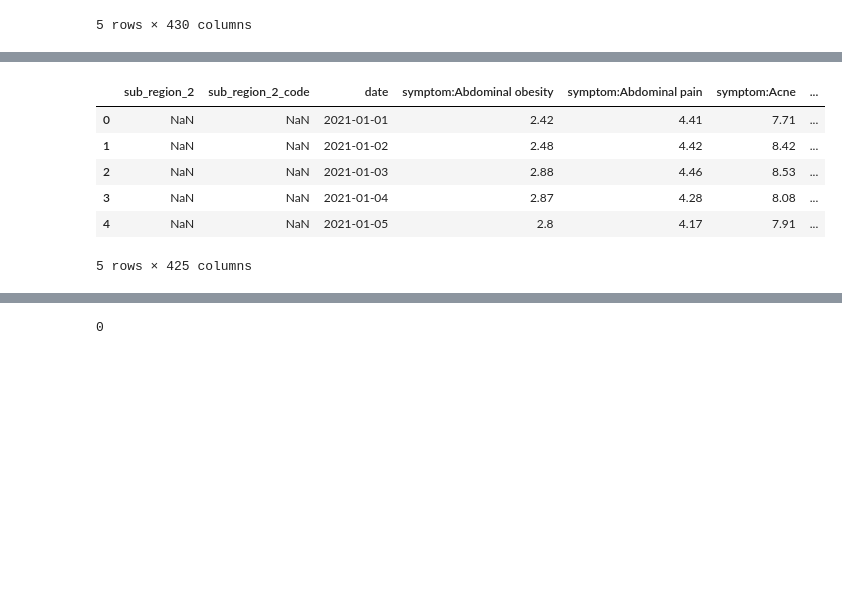
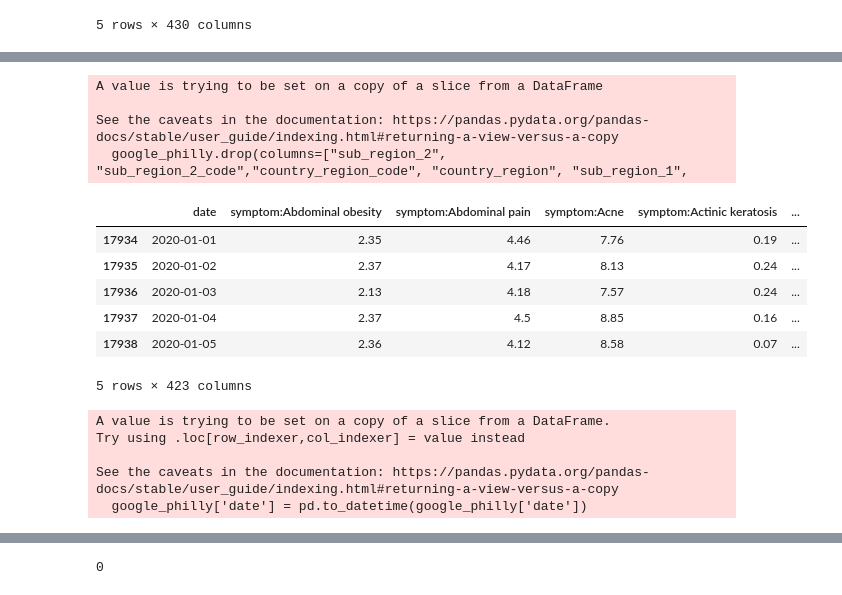
Before and after one commit to sanderlin2013/Predicting-COVID-19-in-Philly, a Jupyter notebook: Untitled.ipynb, the cells around one changed output, grey strips where cells are left out. Drawn from its saved outputs; the diff is of its cells as text; code cells hidden in the pictures; blank space fills up the shorter version.

```diff
--- a/Untitled.ipynb
+++ b/Untitled.ipynb
@@ -13,12 +19,16 @@ import matplotlib.pyplot as plt
 # %%
-#bringing in our 4 dataframes
-public_data = pd.read_csv("COVID-19_Aggregate_Cases_Current_Weekly_County_Health.csv")
-#google_data_2020 = pd.read_csv("2020_sub_region_1_daily_2020_US_Pennsylvania_daily_symptoms_dataset.csv",  dtype=str)
-google_data_2021 = pd.read_csv("2021_sub_region_1_daily_2021_US_Pennsylvania_daily_symptoms_dataset(1).csv", dtype=str)
-google_data_2022 = pd.read_csv("2022_sub_region_1_daily_2022_US_Pennsylvania_daily_symptoms_dataset(1).csv", dtype=str)
+# bringing in our 4 dataframes
+public_data = pd.read_csv(
+    "COVID-19_Aggregate_Cases_Current_Weekly_County_Health.csv")
+google_data_2020 = pd.read_csv(
+    "2020_sub_region_1_daily_2020_US_Pennsylvania_daily_symptoms_dataset.csv",  dtype=str)
+google_data_2021 = pd.read_csv(
+    "2021_sub_region_1_daily_2021_US_Pennsylvania_daily_symptoms_dataset(1).csv", dtype=str)
+google_data_2022 = pd.read_csv(
+    "2022_sub_region_1_daily_2022_US_Pennsylvania_daily_symptoms_dataset(1).csv", dtype=str)
 # %%
 # consolidating our google data into one dataframe
-google_dataframes = [google_data_2021, google_data_2022]
+google_dataframes = [google_data_2020, google_data_2021, google_data_2022]
 google_data = pd.concat(google_dataframes)
 google_data.head()
 # %% [output]
@@ -32,20 +53,30 @@ google_data.head()
 # %%
-#removing extraneous columns from our `google_data`
-google_data.drop(columns=["country_region_code", "country_region", "sub_region_1",
+# removing extraneous columns from our `google_data`
+google_philly.drop(columns=["sub_region_2", "sub_region_2_code","country_region_code", "country_region", "sub_region_1",
                           "sub_region_1_code", "place_id"], inplace=True)
 
-google_data.head()
+google_philly.head()
 # %% [output]
+A value is trying to be set on a copy of a slice from a DataFrame
+
+See the caveats in the documentation: https://pandas.pydata.org/pandas-docs/stable/user_guide/indexing.html#returning-a-view-versus-a-copy
+  google_philly.drop(columns=["sub_region_2", "sub_region_2_code","country_region_code", "country_region", "sub_region_1",
-|  | sub_region_2 | sub_region_2_code | date | symptom:Abdominal obesity | symptom:Abdominal pain | symptom:Acne | ... |
-| 0 | NaN | NaN | 2021-01-01 | 2.42 | 4.41 | 7.71 | ... |
-| 1 | NaN | NaN | 2021-01-02 | 2.48 | 4.42 | 8.42 | ... |
-| 2 | NaN | NaN | 2021-01-03 | 2.88 | 4.46 | 8.53 | ... |
-| 3 | NaN | NaN | 2021-01-04 | 2.87 | 4.28 | 8.08 | ... |
-| 4 | NaN | NaN | 2021-01-05 | 2.8 | 4.17 | 7.91 | ... |
+|  | date | symptom:Abdominal obesity | symptom:Abdominal pain | symptom:Acne | symptom:Actinic keratosis | ... |
+| 17934 | 2020-01-01 | 2.35 | 4.46 | 7.76 | 0.19 | ... |
+| 17935 | 2020-01-02 | 2.37 | 4.17 | 8.13 | 0.24 | ... |
+| 17936 | 2020-01-03 | 2.13 | 4.18 | 7.57 | 0.24 | ... |
+| 17937 | 2020-01-04 | 2.37 | 4.5 | 8.85 | 0.16 | ... |
+| 17938 | 2020-01-05 | 2.36 | 4.12 | 8.58 | 0.07 | ... |
-5 rows × 425 columns
+5 rows × 423 columns
 # %%
 # make the date our index, then sort by the date index
-google_data['date']= pd.to_datetime(google_data['date'])
-google_data.set_index('date', inplace=True)
-google_data = google_data.sort_index()
+google_philly['date'] = pd.to_datetime(google_philly['date'])
+google_philly.set_index('date', inplace=True)
+google_philly= google_philly.sort_index()
+# %% [output]
+A value is trying to be set on a copy of a slice from a DataFrame.
+Try using .loc[row_indexer,col_indexer] = value instead
+
+See the caveats in the documentation: https://pandas.pydata.org/pandas-docs/stable/user_guide/indexing.html#returning-a-view-versus-a-copy
+  google_philly['date'] = pd.to_datetime(google_philly['date'])
 # %%
```
Also changed, not shown: parts of 48 cells of this notebook, 4 other files.
